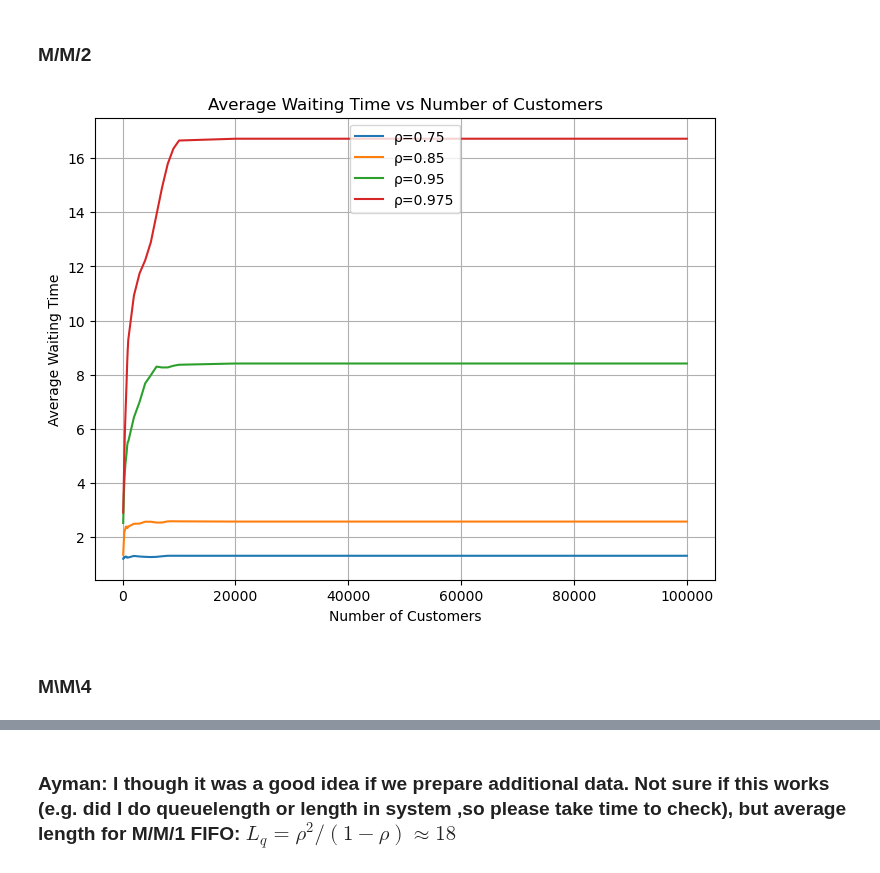
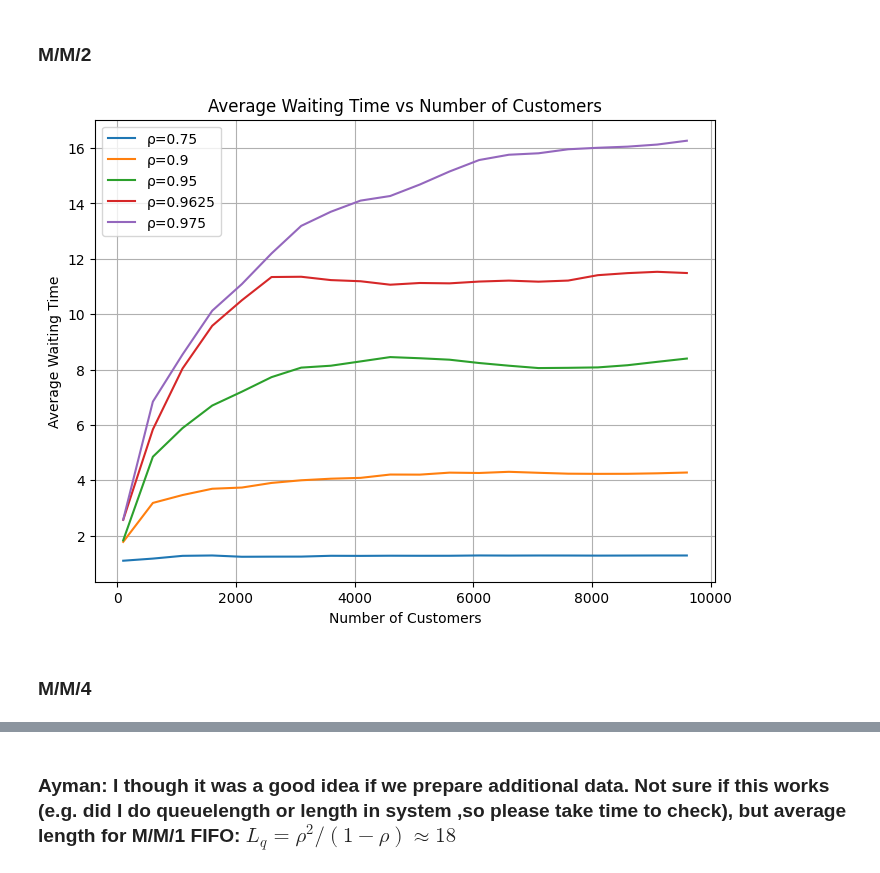
Before and after one commit to LodeVermeulen/stochastic-simulation, a Jupyter notebook: Homework 2/HW2.ipynb, the cells around one changed output, grey strips where cells are left out. Saved outputs shown, nothing was run; the diff lists cells and outputs as text; code cells hidden in the pictures.

Commit message:
Adjust M/M/n sims for Q2

```diff
--- a/Homework 2/HW2.ipynb
+++ b/Homework 2/HW2.ipynb
@@ -159,6 +166,8 @@ def run_simulations(
     simulation_time: int,
 ) -> pd.DataFrame:
     """Run multiple simulations for a queueing network under various configurations.
+
+    Specifically, runs M/M/n FIFO.
 
     Args:
         load_factors: A list of load factors (ρ) to simulate.
@@ -191,17 +200,10 @@ def run_simulations(
             range(runs_per_config), leave=False, desc=f"Simulating for ρ={load_factor:.2f}"
         ):
             recorded_waits = simulate_queue_network(
-                servers_count, arrival_rate, service_rate, simulation_time,client_process
+                servers_count, arrival_rate, service_rate, simulation_time, markovian_client_process
             )
-            customer_counts = np.concatenate(
-                (
-                    np.arange(100, 1000, 100),
-                    np.arange(1000, 10000, 1000),
-                    np.arange(10000, 100001, 10000),
-                )
-            )
+            customer_counts = np.arange(100, 10000, 500)
             for count in customer_counts:
-                # if count <= len(recorded_waits):
                 average_wait = np.mean(recorded_waits[:count])
                 results_dict["Load Factor"].append(load_factor)
                 results_dict["Servers"].append(servers_count)
@@ -245,7 +247,7 @@ def plot_simulations(results_df: pd.DataFrame, load_factors: List[float]) -> Non
 ### M/M/1
 # %%
 # Parameters
-load_factors = [0.75, 0.85, 0.95, 0.975]
+load_factors = [0.75, 0.90, 0.95, 0.9625, 0.975]
 servers_count = 1
 service_rate = 1.0
 simulation_time = 6000
@@ -255,7 +257,7 @@ runs_per_config = 50
 results_df = run_simulations(load_factors, runs_per_config, servers_count, service_rate, simulation_time)
 
 # Save the results to a CSV
-results_df.to_csv("simulations_output2.csv", index=False)
+results_df.to_csv("sim_mm1.csv", index=False)
 
 # Plot the results
 plot_simulations(results_df, load_factors)
@@ -264,23 +266,19 @@ plot_simulations(results_df, load_factors)
 # %% [markdown]
 ### M/M/2
 # %%
-# Parameters
-load_factors = [0.75, 0.85, 0.95, 0.975]
+# Adjust server count to 2
 servers_count = 2
-service_rate = 1.0
-simulation_time = 6000
-runs_per_config = 50
 
 # Run simulations
 results_df = run_simulations(load_factors, runs_per_config, servers_count, service_rate, simulation_time)
 
 # Save the results to a CSV
-results_df.to_csv("simulations_output2.csv", index=False)
+results_df.to_csv("sim_mm2.csv", index=False)
 
 # Plot the results
 plot_simulations(results_df, load_factors)
 # %% [output]
-[figure, old version]
+[figure, new version]
 # %% [markdown]
-### M\M\4
+### M/M/4
 # %%
```
Also changed, not shown: parts of 4 cells of this notebook, 1 other file.
